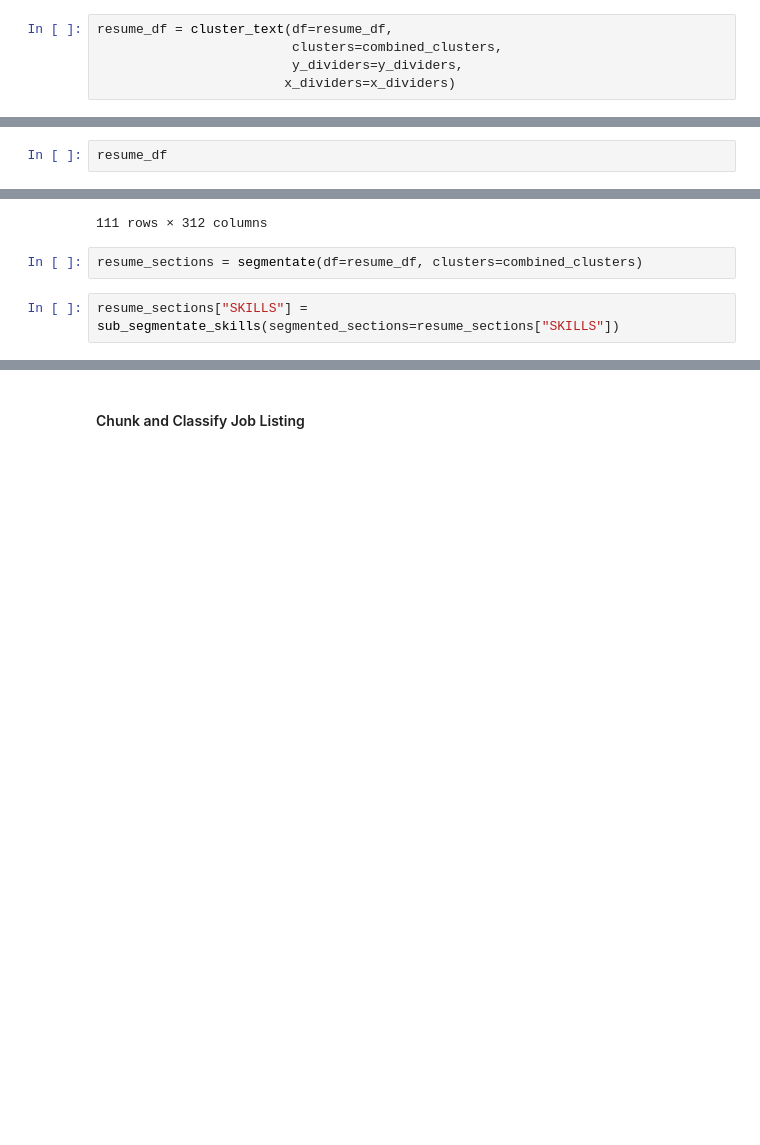
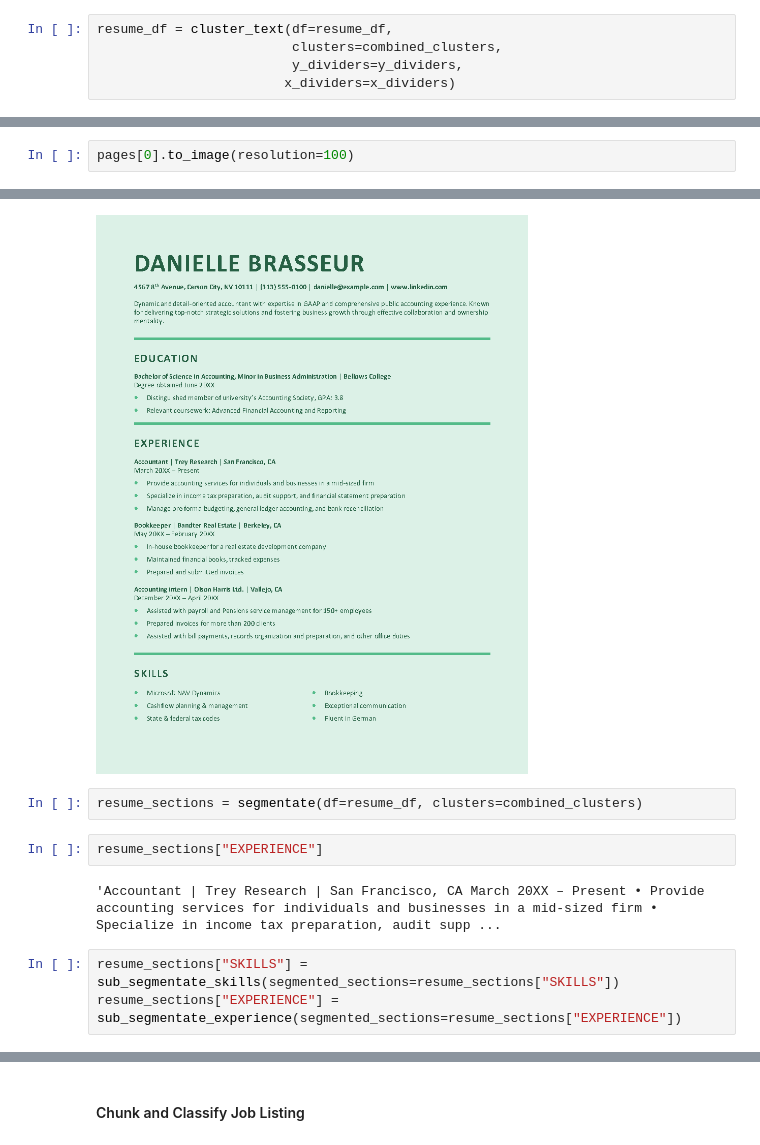
Before and after one commit to Cactus878/Resume_Scorer, a Jupyter notebook: Resume_Scorer.ipynb, the cells around one changed output, grey strips where cells are left out. Saved outputs shown, nothing was run; the diff lists cells and outputs as text; blank space fills up the shorter version.

Commit message:
Regex Split on Experience

```diff
--- a/Resume_Scorer.ipynb
+++ b/Resume_Scorer.ipynb
@@ -512,3 +523,3 @@ plt.show()
 # %%
-resume_df
+pages[0].to_image(resolution=100)
 # %% [output]
@@ -527,5 +526,10 @@ resume_df
-111 rows × 312 columns
+[figure, added]
 # %%
 resume_sections = segmentate(df=resume_df, clusters=combined_clusters)
+# %%
+resume_sections["EXPERIENCE"]
+# %% [output]
+'Accountant | Trey Research | San Francisco, CA March 20XX – Present • Provide accounting services for individuals and businesses in a mid-sized firm • Specialize in income tax preparation, audit supp ...
 # %%
 resume_sections["SKILLS"] = sub_segmentate_skills(segmented_sections=resume_sections["SKILLS"])
+resume_sections["EXPERIENCE"] = sub_segmentate_experience(segmented_sections=resume_sections["EXPERIENCE"])
```
Also changed, not shown: parts of 19 cells of this notebook, 4 other files.
